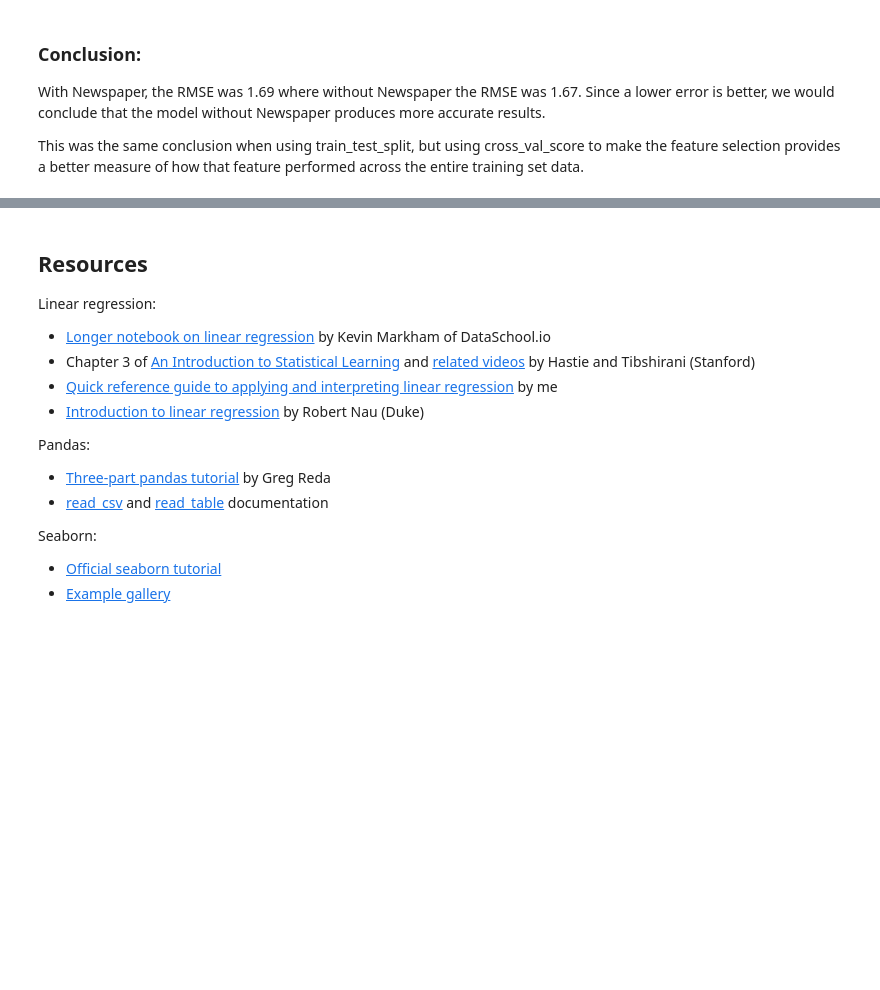
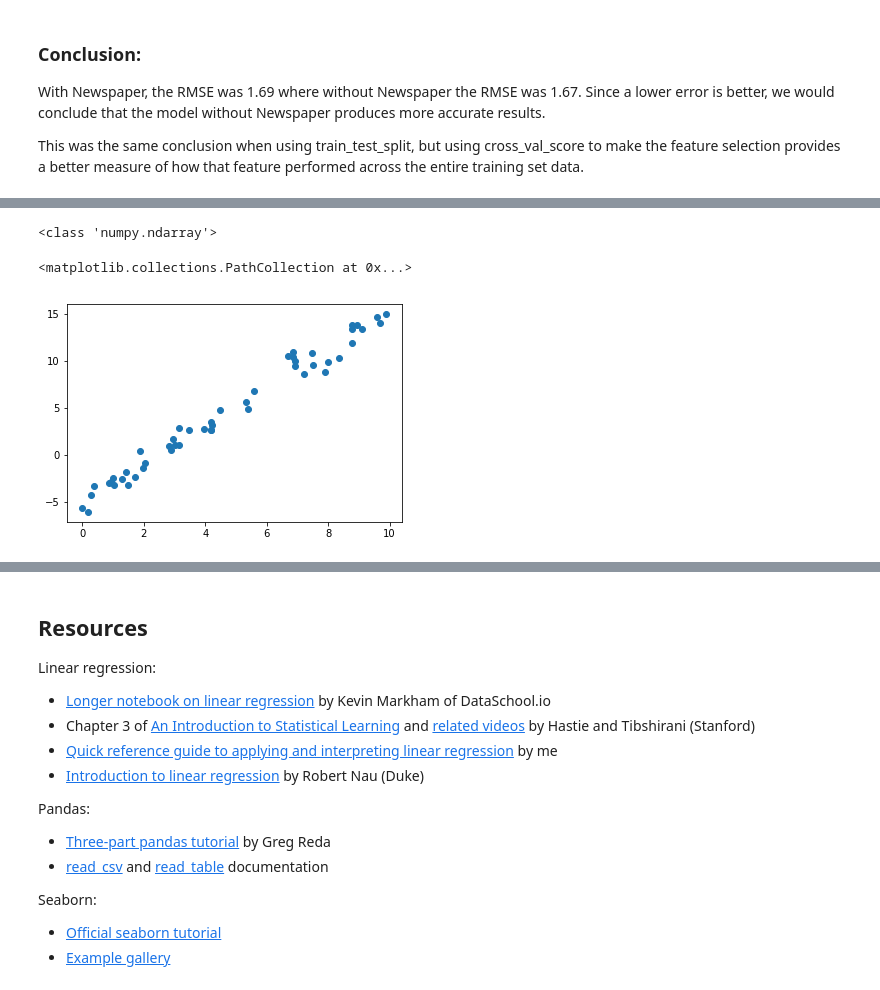
Before and after one commit to youngsoul/machinelearning101, a Jupyter notebook: 07_linear_regression.ipynb, the cells around one changed output, grey strips where cells are left out. Drawn from its saved outputs; the diff is of its cells as text; code cells hidden in the pictures; blank space fills up the shorter version.

```diff
--- a/07_linear_regression.ipynb
+++ b/07_linear_regression.ipynb
@@ -389,0 +400,4 @@ This was the same conclusion when using train_test_split, but using cross_val_sc
+# %%
+rng = np.random.RandomState(1)
+x = 10*rng.rand(50)  # generate 50 random numbers between 0 and 10
+y = 2*x - 5 + rng.randn(50) # create y with a slope of 2, intercept -5, 50 times with some noise
@@ -389,0 +424,10 @@ This was the same conclusion when using train_test_split, but using cross_val_sc
+# %%
+x_series = x[:, np.newaxis]
+print(type(x1))
+# %% [output]
+<class 'numpy.ndarray'>
+# %%
+plt.scatter(x,y)
+# %% [output]
+<matplotlib.collections.PathCollection at 0x...>
+[figure, added]
```
Also changed, not shown: parts of 15 cells of this notebook.
